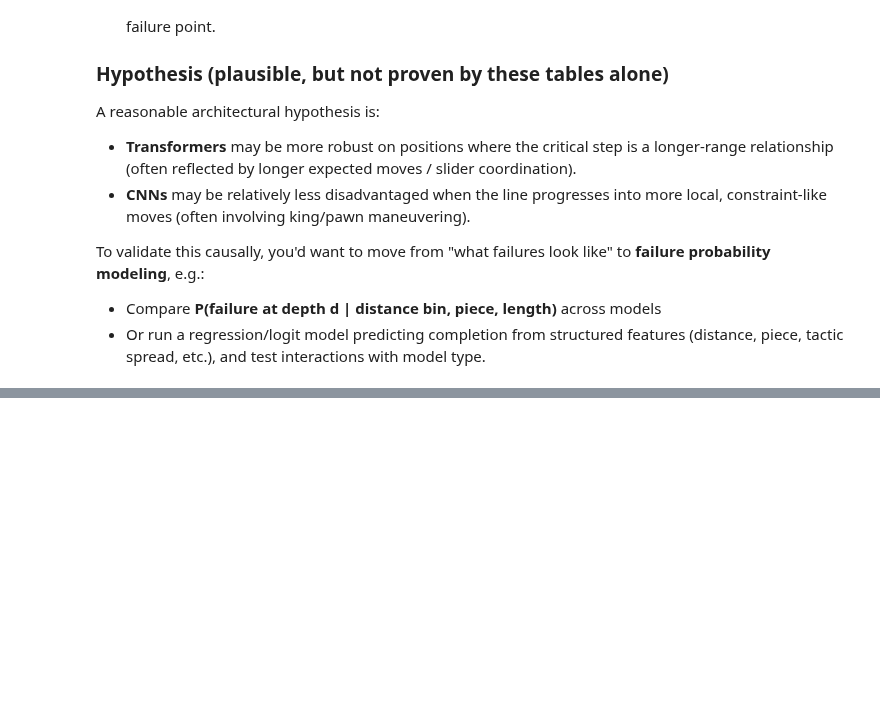
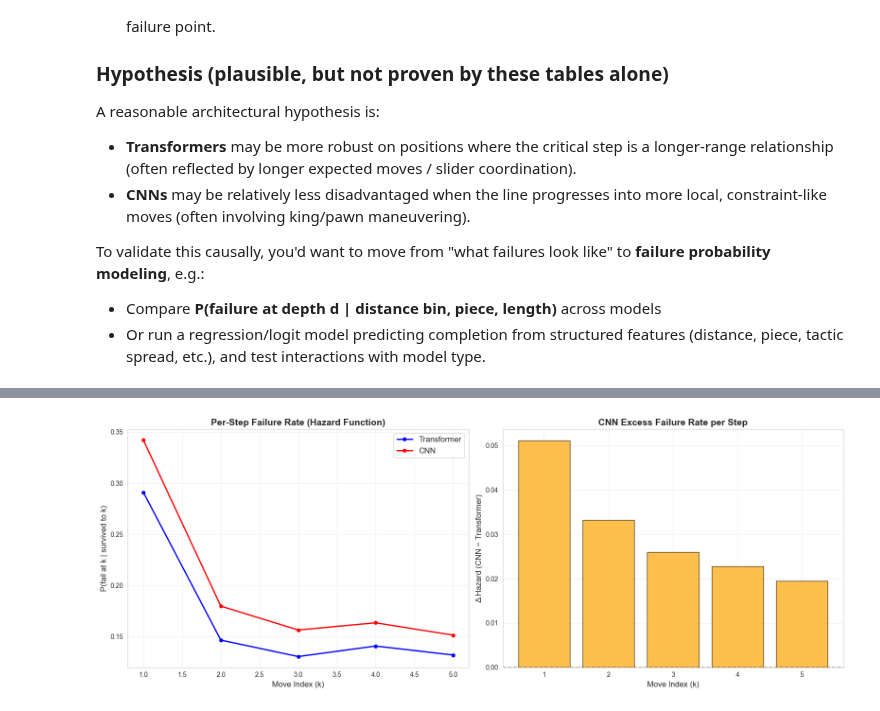
Before and after one commit to omarghara/CNN_vs_Transformer_in_Chess-Contradicting_Metrics, a Jupyter notebook: chess_policy_comparison_full_puzzle.ipynb, the cells around one changed output, grey strips where cells are left out. Drawn from its saved outputs; the diff is of its cells as text; code cells hidden in the pictures; blank space fills up the shorter version.

```diff
--- a/chess_policy_comparison_full_puzzle.ipynb
+++ b/chess_policy_comparison_full_puzzle.ipynb
@@ -1340,0 +1475,89 @@ To validate this causally, you'd want to move from "what failures look like" to
+# %%
+# ============================================================
+# STEP 4 (OPTIONAL): PER-STEP CONDITIONAL FAILURE PROBABILITY
+# ============================================================
+# Hazard rate: P(fail at move k | survived to move k)
+#
+# For each move index k:
+#   - "at risk" = puzzles with >= k player moves AND model survived >= k-1 moves
+#   - "failed"  = among those, model got move k wrong (survived exactly k-1)
+#   - hazard(k) = failed / at_risk
+# ============================================================
+
+import numpy as np
+import pandas as pd
+import matplotlib.pyplot as plt
+
+max_k = int(results_df_raw['num_player_moves'].quantile(0.99))
+
+hazard_tr = []
+hazard_cnn = []
+hazard_ks = []
+
+for k in range(1, max_k + 1):
+    # At risk: puzzle has >= k player moves AND model got >= k-1 correct
+    at_risk_tr = results_df_raw[
+        (results_df_raw['num_player_moves'] >= k) &
+        (results_df_raw['tr_correct'] >= k - 1)
+    ]
+    at_risk_cnn = results_df_raw[
+        (results_df_raw['num_player_moves'] >= k) &
+        (results_df_raw['cnn_correct'] >= k - 1)
+    ]
+
+    if len(at_risk_tr) < 100 or len(at_risk_cnn) < 100:
+        break  # too few samples for reliable estimate
+
+    # Failed at exactly move k: survived k-1 but NOT k
+    failed_tr = (at_risk_tr['tr_correct'] == k - 1).sum()
+    failed_cnn = (at_risk_cnn['cnn_correct'] == k - 1).sum()
+
+    hazard_tr.append(failed_tr / len(at_risk_tr))
+    hazard_cnn.append(failed_cnn / len(at_risk_cnn))
+    hazard_ks.append(k)
+
+hazard_df = pd.DataFrame({
+    'Move (k)': hazard_ks,
+    'Transformer': hazard_tr,
+    'CNN': hazard_cnn
+})
+hazard_df['Δ (CNN - TR)'] = hazard_df['CNN'] - hazard_df['Transformer']
+
+print("Per-step conditional failure probability P(fail at k | survived to k):")
+display(hazard_df.round(4))
+
+# --- Plot 1: Hazard curves ---
+fig, axes = plt.subplots(1, 2, figsize=(16, 6))
+
+axes[0].plot(hazard_ks, hazard_tr, marker='o', label='Transformer', color='blue', linewidth=2, markersize=5)
+axes[0].plot(hazard_ks, hazard_cnn, marker='o', label='CNN', color='red', linewidth=2, markersize=5)
+axes[0].set_xlabel('Move Index (k)', fontsize=12)
+axes[0].set_ylabel('P(fail at k | survived to k)', fontsize=12)
+axes[0].set_title('Per-Step Failure Rate (Hazard Function)', fontsize=14, fontweight='bold')
+axes[0].legend(fontsize=12)
+axes[0].grid(True, alpha=0.3)
+
+# --- Plot 2: Hazard gap ---
+axes[1].bar(hazard_ks, hazard_df['Δ (CNN - TR)'], color='orange', alpha=0.7, edgecolor='black')
+axes[1].axhline(0, linestyle='--', color='black', alpha=0.5)
+axes[1].set_xlabel('Move Index (k)', fontsize=12)
+axes[1].set_ylabel('Δ Hazard (CNN − Transformer)', fontsize=12)
+axes[1].set_title('CNN Excess Failure Rate per Step', fontsize=14, fontweight='bold')
+axes[1].grid(True, alpha=0.3)
+
+plt.tight_layout()
+plt.show()
+
+# --- Interpretation ---
+avg_delta = hazard_df['Δ (CNN - TR)'].mean()
+print(f"\n--- Interpretation ---")
+print(f"Average per-step excess failure rate (CNN - TR): {avg_delta:.4f}")
+
+if avg_delta > 0:
+    print(f"\n✅ CNN has a consistently higher per-step failure rate (+{avg_delta:.4f} on average).")
+    print(f"   This small per-move disadvantage compounds across moves,")
+    print(f"   explaining the widening survival gap and the larger full-puzzle accuracy difference.")
+else:
+    print(f"\n⚠️ CNN does NOT have a consistently higher per-step failure rate.")
+    print(f"   The full-puzzle gap may be driven by first-move differences rather than compounding.")
+# %% [output]
@@ -1340,0 +1571 @@ To validate this causally, you'd want to move from "what failures look like" to
+[figure, added]
```
Also changed, not shown: parts of 3 cells of this notebook.
